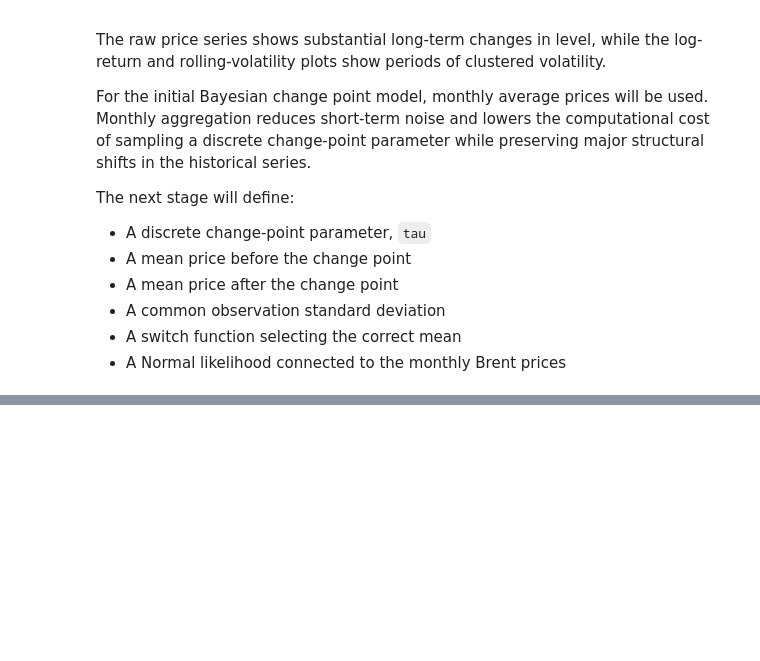
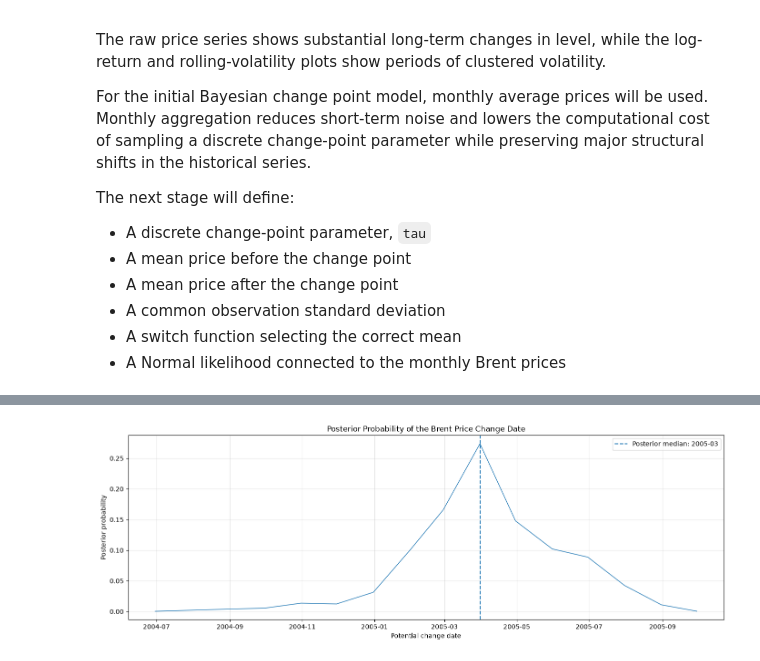
Before and after one commit to Bilen189/brent-oil-change-point-analysis, a Jupyter notebook: notebooks/task_2_change_point_modeling.ipynb, the cells around one changed output, grey strips where cells are left out. Cells and saved outputs as stored; diff of their text form; code cells hidden in the pictures; blank space fills up the shorter version.

```diff
--- a/notebooks/task_2_change_point_modeling.ipynb
+++ b/notebooks/task_2_change_point_modeling.ipynb
@@ -435,0 +771,44 @@ The next stage will define:
+# %%
+tau_date_samples = pd.Series(
+    model_dates.iloc[tau_samples]
+    .to_numpy()
+)
+
+tau_date_counts = (
+    tau_date_samples
+    .value_counts()
+    .sort_index()
+)
+
+fig, ax = plt.subplots(figsize=(14, 5))
+
+ax.plot(
+    tau_date_counts.index,
+    tau_date_counts.values / tau_date_counts.values.sum(),
+    linewidth=1,
+)
+
+ax.axvline(
+    change_date_median,
+    linestyle="--",
+    linewidth=1.5,
+    label=f"Posterior median: {change_date_median:%Y-%m}",
+)
+
+ax.set_title("Posterior Probability of the Brent Price Change Date")
+ax.set_xlabel("Potential change date")
+ax.set_ylabel("Posterior probability")
+ax.grid(alpha=0.3)
+ax.legend()
+
+plt.tight_layout()
+
+plt.savefig(
+    FIGURES_PATH / "task_2_tau_posterior_dates.png",
+    dpi=300,
+    bbox_inches="tight",
+)
+
+plt.show()
+# %% [output]
+[figure, added]
```
Also changed, not shown: parts of 20 cells of this notebook, 9 other files.
